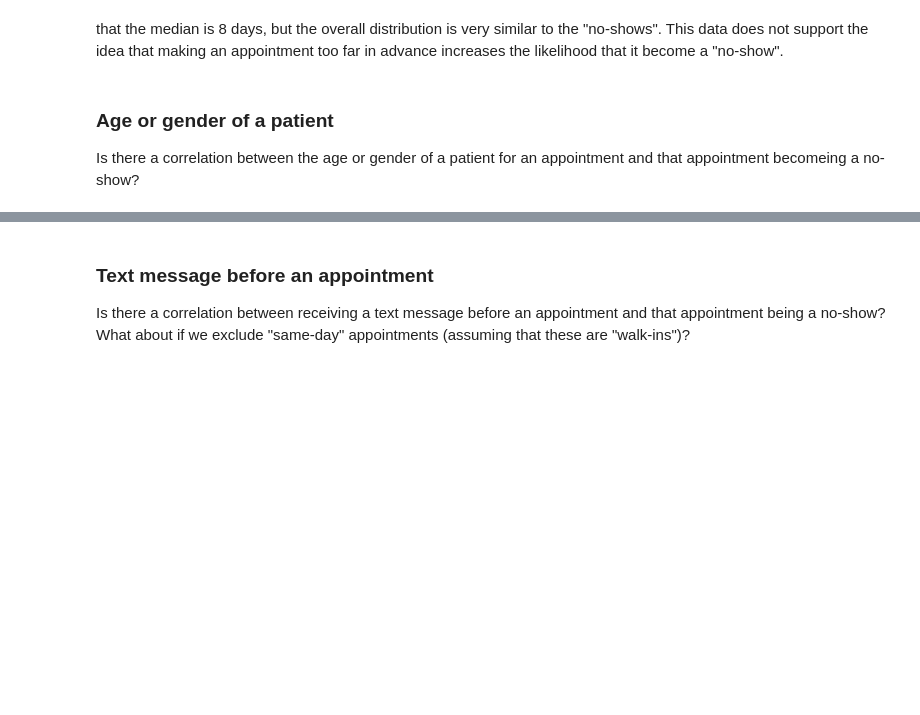
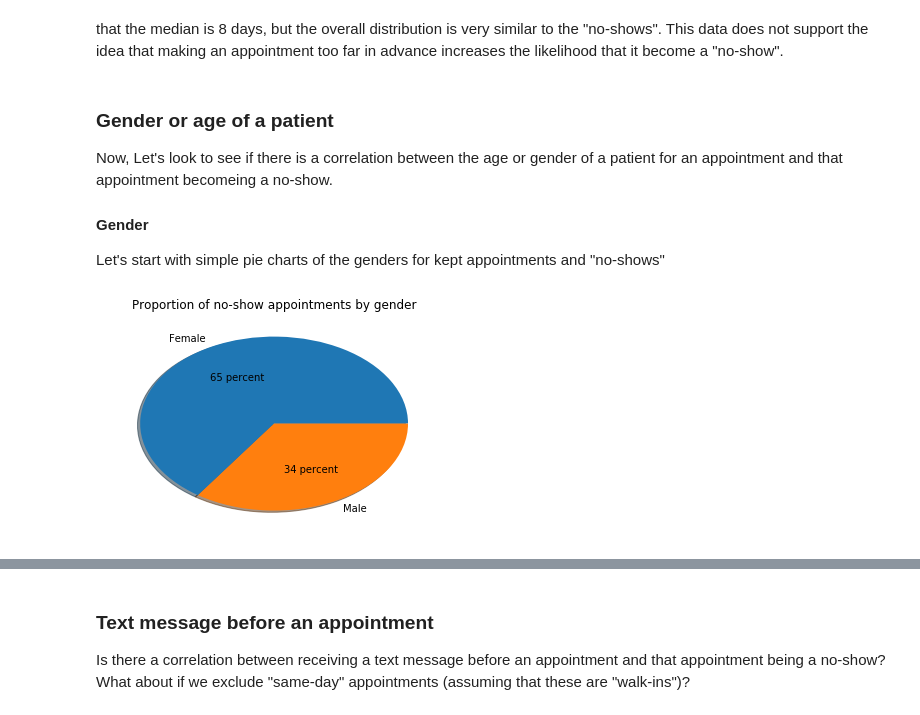
Before and after one commit to dandoug/dand-project3, a Jupyter notebook: investigate-a-dataset-template.ipynb, the cells around one changed output, grey strips where cells are left out. Cells and saved outputs as stored; diff of their text form; code cells hidden in the pictures; blank space fills up the shorter version.

Commit message:
Add gender analysis

```diff
--- a/investigate-a-dataset-template.ipynb
+++ b/investigate-a-dataset-template.ipynb
@@ -302,5 +302,8 @@ Name: DaysInAdvance, dtype: float64
 # %% [markdown]
 that the median is 8 days, but the overall distribution is very similar to the "no-shows".  This data does not support the idea that making an appointment too far in advance increases the likelihood that it become a "no-show".
 # %% [markdown]
-### Age or gender of a patient
-Is there a correlation between the age or gender of a patient for an appointment and that appointment becomeing a no-show?
+### Gender or age of a patient
+Now, Let's look to see if there is a correlation between the age or gender of a patient for an appointment and that appointment becomeing a no-show.
+
+#### Gender
+Let's start with simple pie charts of the genders for kept appointments and "no-shows"
@@ -310,0 +310,5 @@ Is there a correlation between the age or gender of a patient for an appointment
+# %%
+plt.pie(df[no_show_ix].groupby('Gender').count()['PatientId'],labels=['Female','Male'],shadow=True,autopct='%d percent')
+plt.title('Proportion of no-show appointments by gender');
+# %% [output]
+[figure, added]
```
Also changed, not shown: parts of 3 cells of this notebook.
